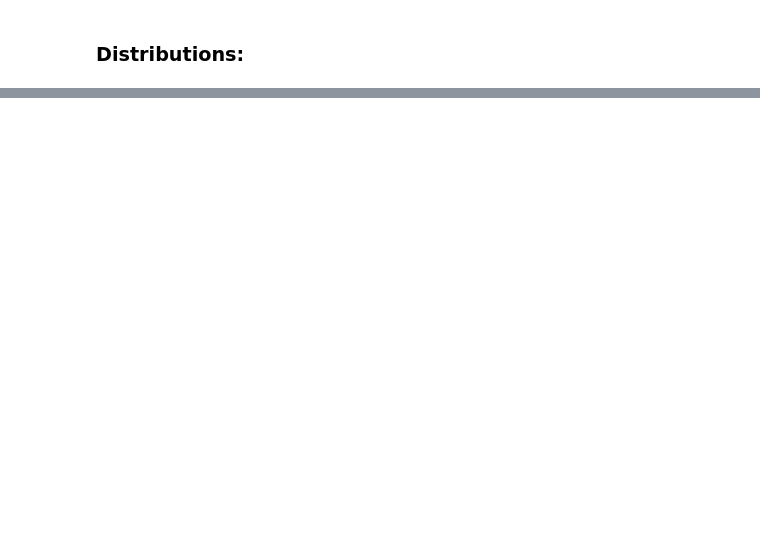
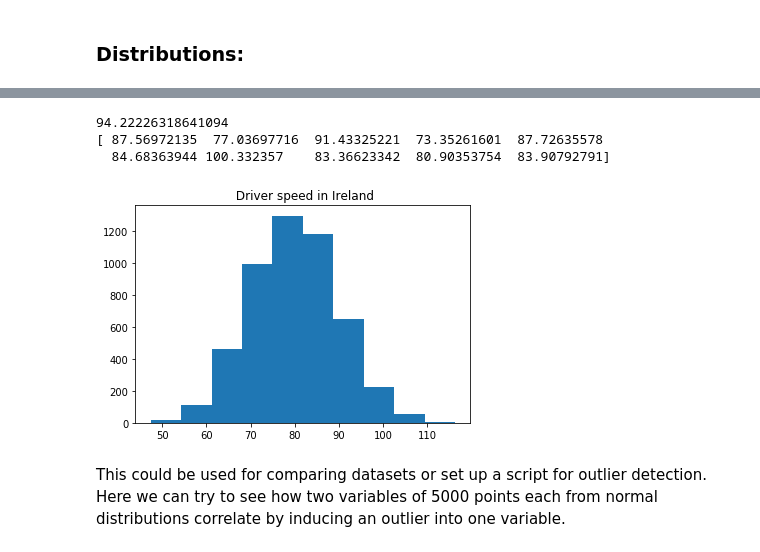
Before and after one commit to andreroche/numpy-random, a Jupyter notebook: numpy.random exploration.ipynb, the cells around one changed output, grey strips where cells are left out. Cells and saved outputs as stored; diff of their text form; code cells hidden in the pictures; blank space fills up the shorter version.

Commit message:
added normal distribution and commenting

```diff
--- a/numpy.random exploration.ipynb
+++ b/numpy.random exploration.ipynb
@@ -241,0 +223,25 @@ df.take(np.random.permutation(len(df))[:15])
+# %%
+import numpy as np
+
+# one sample drawn from the norm dist of mean 80 and stdev 10
+print(np.random.normal(80,10, size = None))
+
+#10 drawn samples in an array from a normal distribution of mean 80, stdev 10
+print(np.random.normal(80,10, 10))
+# %% [output]
+94.22226318641094
+[ 87.56972135  77.03697716  91.43325221  73.35261601  87.72635578
+  84.68363944 100.332357    83.36623342  80.90353754  83.90792791]
+# %%
+#plot the histogram of the normal distribution
+
+import matplotlib.pyplot as plt
+plt.hist(np.random.normal(80,10, 5000))
+
+plt.title(' Driver speed in Ireland')
+
+plt.show()
+# %% [output]
+[figure, added]
+# %% [markdown]
+This could be used for comparing datasets or set up a script for outlier detection. Here we can try to see how two variables of 5000 points each from normal distributions correlate by inducing an outlier into one variable.
```
Also changed, not shown: parts of 21 cells of this notebook.
